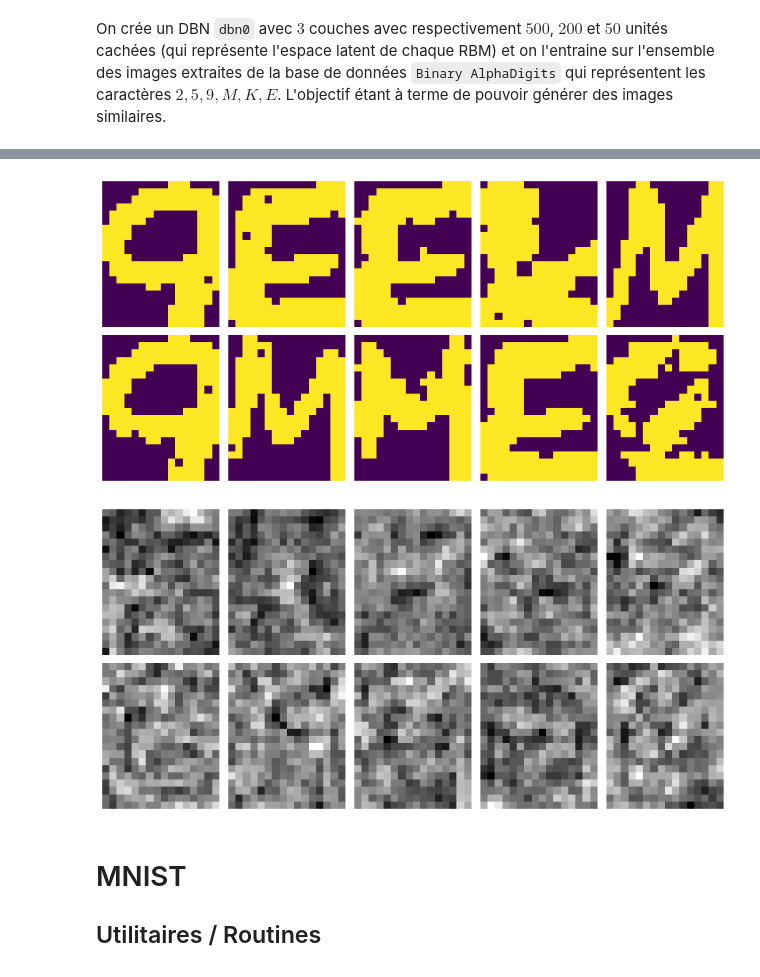
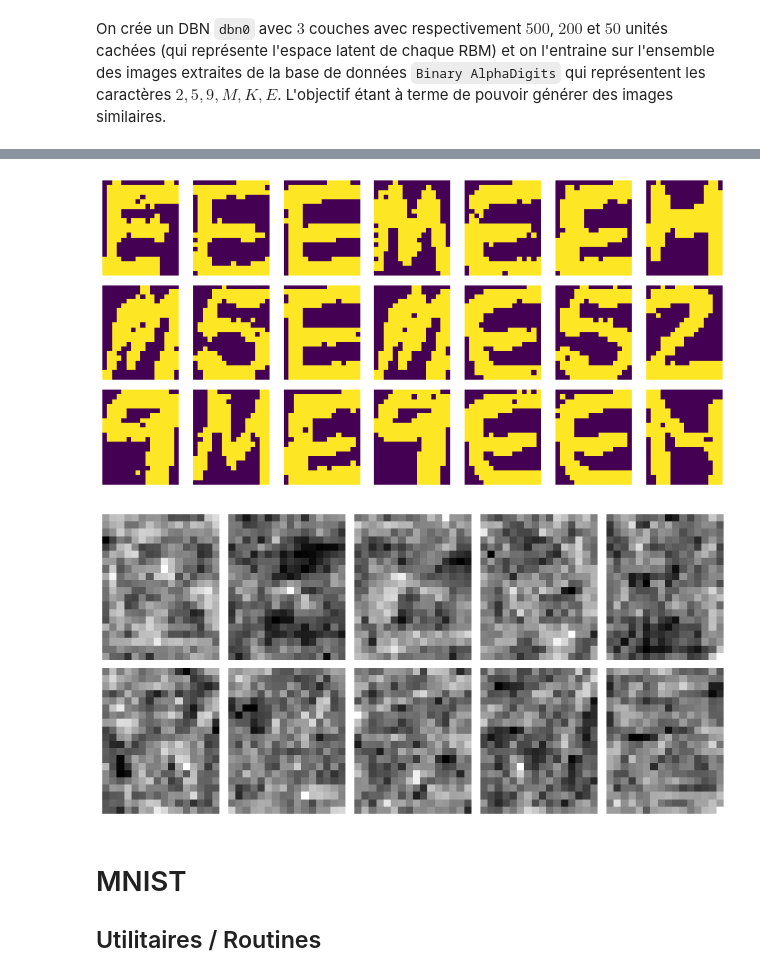
Before and after one commit to wdavys/DNN-dl2, a Jupyter notebook: TP_DNN.ipynb, the cells around one changed output, grey strips where cells are left out. Drawn from its saved outputs; the diff is of its cells as text; code cells hidden in the pictures.

```diff
--- a/TP_DNN.ipynb
+++ b/TP_DNN.ipynb
@@ -217,7 +217,7 @@ Dimension des données d'entrées : 320
 # %% [markdown]
 On crée un RBM ``rbm0`` avec $512$ unités cachées (qui représente l'espace latent) et on l'entraine sur l'ensemble des images extraites de la base de données ``Binary AlphaDigits`` qui représentent les caractères $A, C, 2, 3, 5$. L'objectif étant à terme de pouvoir générer des images similaires.
 # %%
-X_rbm = lire_alpha_digit("AC235")
+X_rbm = lire_alpha_digit("MVE259")
 _, p = X_rbm.shape
 print("Dimension des données d'entrées :", p)
 # %% [output]
@@ -403,6 +403,6 @@ class DBN():
 # %% [markdown]
 On crée un DBN ``dbn0`` avec $3$ couches avec respectivement $500$, $200$ et $50$ unités cachées (qui représente l'espace latent de chaque RBM) et on l'entraine sur l'ensemble des images extraites de la base de données ``Binary AlphaDigits`` qui représentent les caractères $2, 5, 9, M, K, E$. L'objectif étant à terme de pouvoir générer des images similaires.
 # %%
-X_dbn = lire_alpha_digit('MKE259')
+X_dbn = lire_alpha_digit('MVE259')
 _, p = X_dbn.shape
 # %% [output]
@@ -424,11 +424,11 @@ Epoch 401/500
 # %%
-dbn0.generate(nb_iter=10)
+dbn0.generate(nb_iter=10, ncol=7, nrow=3)
 # %% [output]
-[figure, old version]
+[figure, new version]
 # %%
 dbn0.layers[0].show_filter()
 # %% [output]
-[figure, old version]
+[figure, new version]
 # %% [markdown]
 # MNIST
 
```
Also changed, not shown: parts of 39 cells of this notebook.
